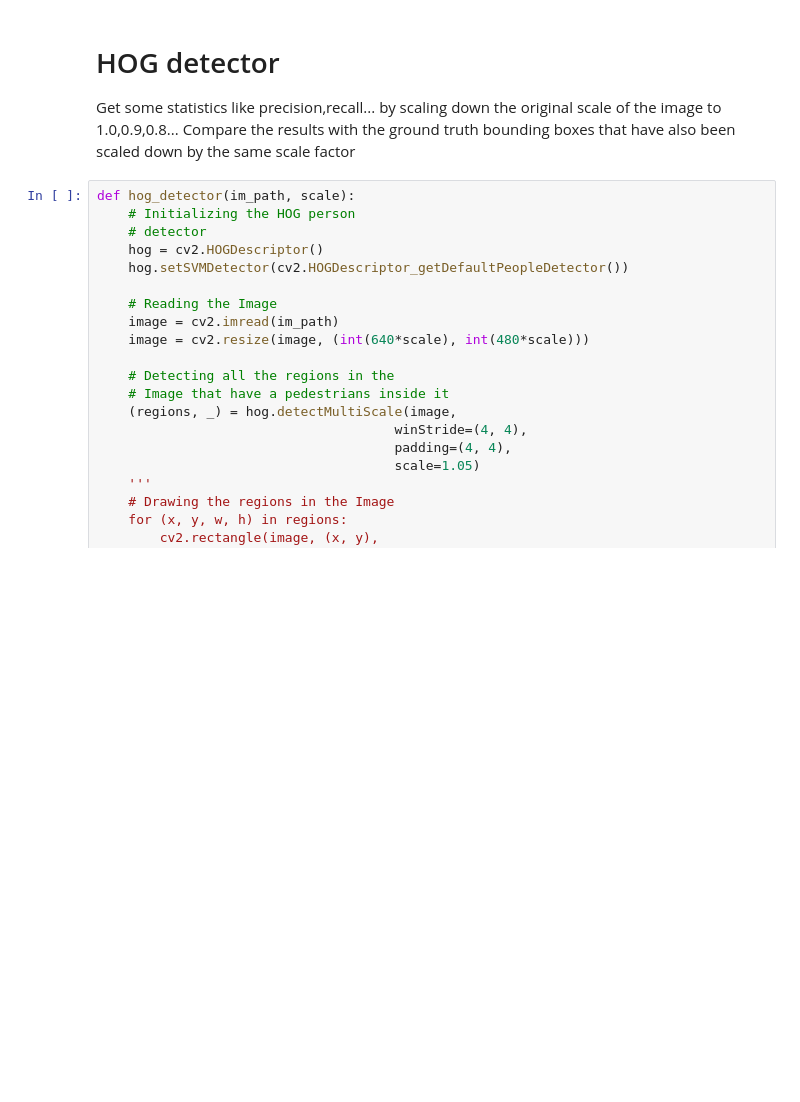
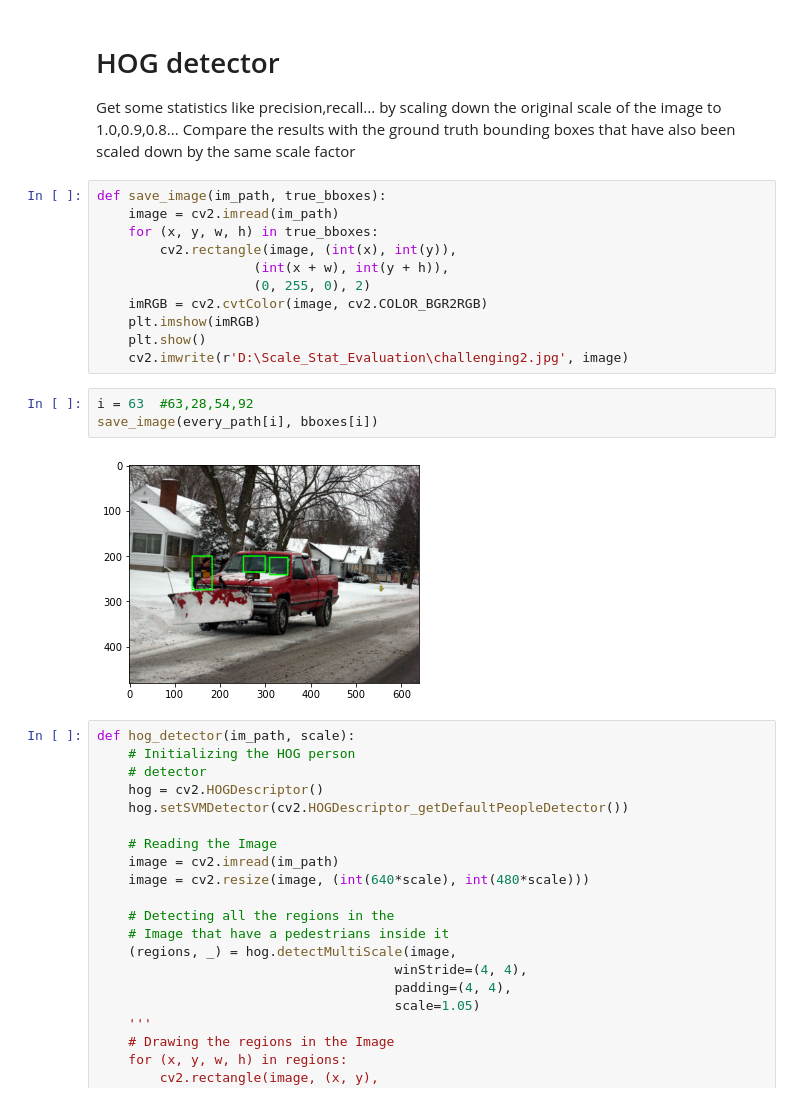
Before and after one commit to pastifra/Embedded-Person-detection, a Jupyter notebook: Scale_Stat_Evaluation.ipynb, the cells around one changed output. Cells and saved outputs as stored; diff of their text form; blank space fills up the shorter version.

```diff
--- a/Scale_Stat_Evaluation.ipynb
+++ b/Scale_Stat_Evaluation.ipynb
@@ -161,6 +162,22 @@ def calc_iou(gt_bbox, pred_bbox):
 # HOG detector
 
 Get some statistics like precision,recall... by scaling down the original scale of the image to 1.0,0.9,0.8... Compare the results with the ground truth bounding boxes that have also been scaled down by the same scale factor
+# %%
+def save_image(im_path, true_bboxes):
+    image = cv2.imread(im_path)
+    for (x, y, w, h) in true_bboxes:
+        cv2.rectangle(image, (int(x), int(y)),
+                    (int(x + w), int(y + h)),
+                    (0, 255, 0), 2)
+    imRGB = cv2.cvtColor(image, cv2.COLOR_BGR2RGB)
+    plt.imshow(imRGB)
+    plt.show()
+    cv2.imwrite(r'D:\Scale_Stat_Evaluation\challenging2.jpg', image)
+# %%
+i = 63  #63,28,54,92
+save_image(every_path[i], bboxes[i])
+# %% [output]
+[figure, added]
 # %%
 def hog_detector(im_path, scale):
     # Initializing the HOG person
```
Also changed, not shown: parts of 1 cell of this notebook, 1 other file.
